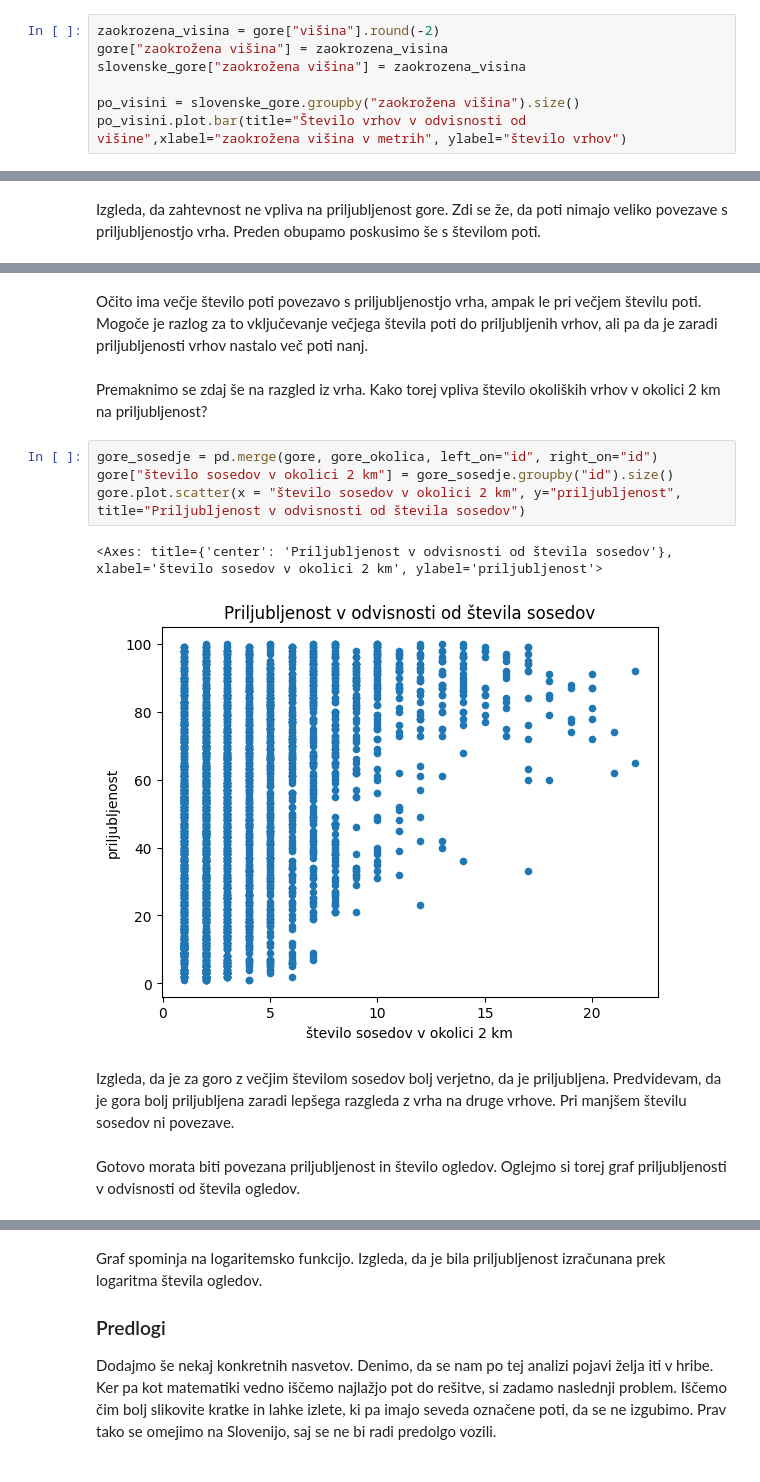
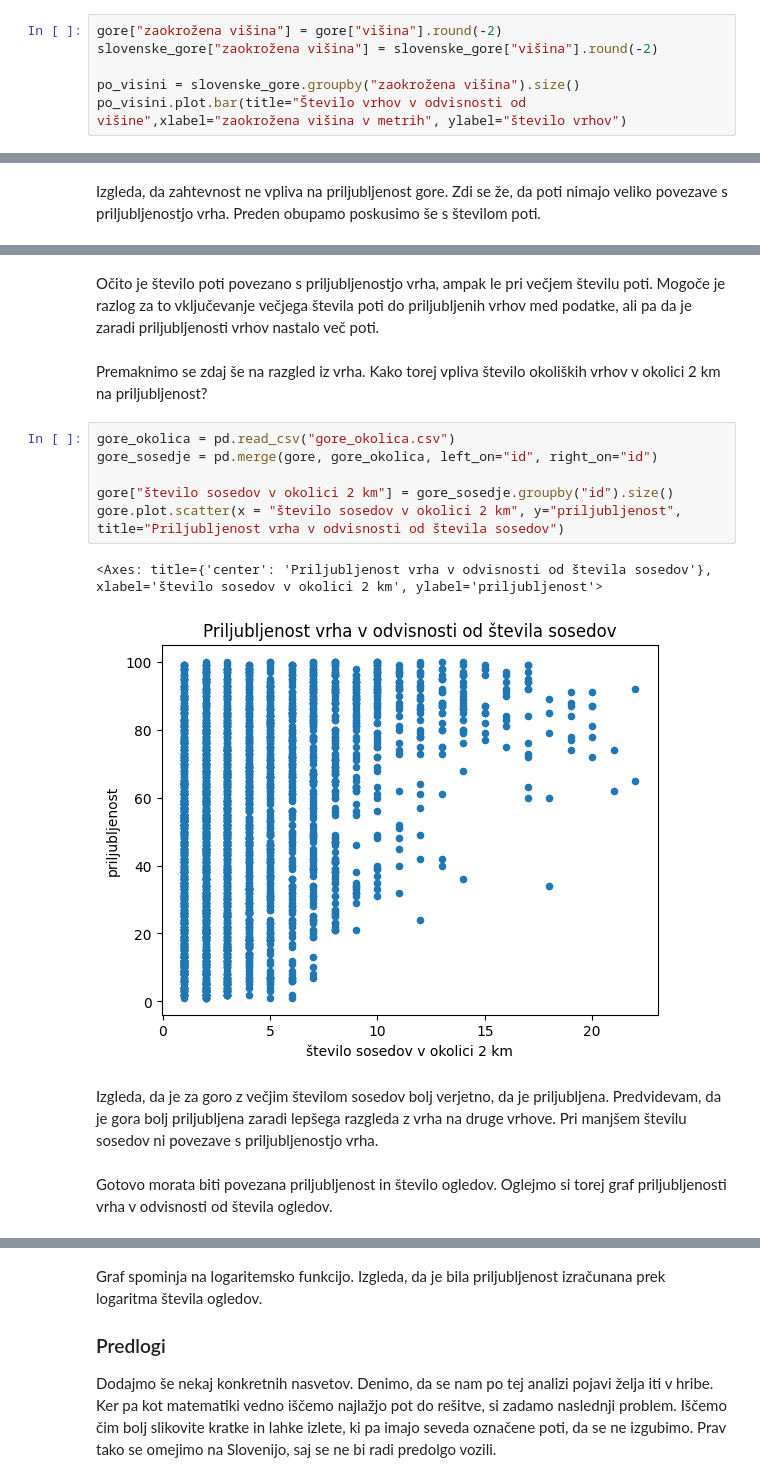
Before and after one commit to tilenzabkar/uvp-projektna-naloga, a Jupyter notebook: analiza.ipynb, the cells around one changed output, grey strips where cells are left out. Drawn from its saved outputs; the diff is of its cells as text.

```diff
--- a/analiza.ipynb
+++ b/analiza.ipynb
@@ -55,9 +55,8 @@ Torej le 15 % vrhov lahko uvstrimo med dvatisočake, kar je razmeroma malo.
 
 Oglejmo si sedaj, koliko vrhov posameznih višin imamo. Za lažji prikaz bomo višino zaokrožili na stotice.
 # %%
-zaokrozena_visina = gore["višina"].round(-2)
-gore["zaokrožena višina"] = zaokrozena_visina
-slovenske_gore["zaokrožena višina"] = zaokrozena_visina
+gore["zaokrožena višina"] = gore["višina"].round(-2)
+slovenske_gore["zaokrožena višina"] = slovenske_gore["višina"].round(-2)
 
 po_visini = slovenske_gore.groupby("zaokrožena višina").size()
 po_visini.plot.bar(title="Število vrhov v odvisnosti od višine",xlabel="zaokrožena višina v metrih", ylabel="število vrhov")
@@ -234,16 +237,18 @@ gore.plot.scatter(x = "število poti", y="priljubljenost")
 # %% [markdown]
-Očito ima večje število poti povezavo s priljubljenostjo vrha, ampak le pri večjem številu poti. Mogoče je razlog za to vključevanje večjega števila poti do priljubljenih vrhov, ali pa da je zaradi priljubljenosti vrhov nastalo več poti nanj.
+Očito je število poti povezano s priljubljenostjo vrha, ampak le pri večjem številu poti. Mogoče je razlog za to vključevanje večjega števila poti do priljubljenih vrhov med podatke, ali pa da je zaradi priljubljenosti vrhov nastalo več poti.
 # %% [markdown]
 Premaknimo se zdaj še na razgled iz vrha. Kako torej vpliva število okoliških vrhov v okolici 2 km na priljubljenost?
 # %%
+gore_okolica = pd.read_csv("gore_okolica.csv")
 gore_sosedje = pd.merge(gore, gore_okolica, left_on="id", right_on="id")
+
 gore["število sosedov v okolici 2 km"] = gore_sosedje.groupby("id").size()
-gore.plot.scatter(x = "število sosedov v okolici 2 km", y="priljubljenost", title="Priljubljenost v odvisnosti od števila sosedov")
+gore.plot.scatter(x = "število sosedov v okolici 2 km", y="priljubljenost", title="Priljubljenost vrha v odvisnosti od števila sosedov")
 # %% [output]
-<Axes: title={'center': 'Priljubljenost v odvisnosti od števila sosedov'}, xlabel='število sosedov v okolici 2 km', ylabel='priljubljenost'>
+<Axes: title={'center': 'Priljubljenost vrha v odvisnosti od števila sosedov'}, xlabel='število sosedov v okolici 2 km', ylabel='priljubljenost'>
-[figure, old version]
+[figure, new version]
 # %% [markdown]
-Izgleda, da je za goro z večjim številom sosedov bolj verjetno, da je priljubljena. Predvidevam, da je gora bolj priljubljena zaradi lepšega razgleda z vrha na druge vrhove. Pri manjšem številu sosedov ni povezave.
+Izgleda, da je za goro z večjim številom sosedov bolj verjetno, da je priljubljena. Predvidevam, da je gora bolj priljubljena zaradi lepšega razgleda z vrha na druge vrhove. Pri manjšem številu sosedov ni povezave s priljubljenostjo vrha.
 # %% [markdown]
-Gotovo morata biti povezana priljubljenost in število ogledov. Oglejmo si torej graf priljubljenosti v odvisnosti od števila ogledov.
+Gotovo morata biti povezana priljubljenost in število ogledov. Oglejmo si torej graf priljubljenosti vrha v odvisnosti od števila ogledov.
 # %%
```
Also changed, not shown: parts of 25 cells of this notebook, 8 other files.
